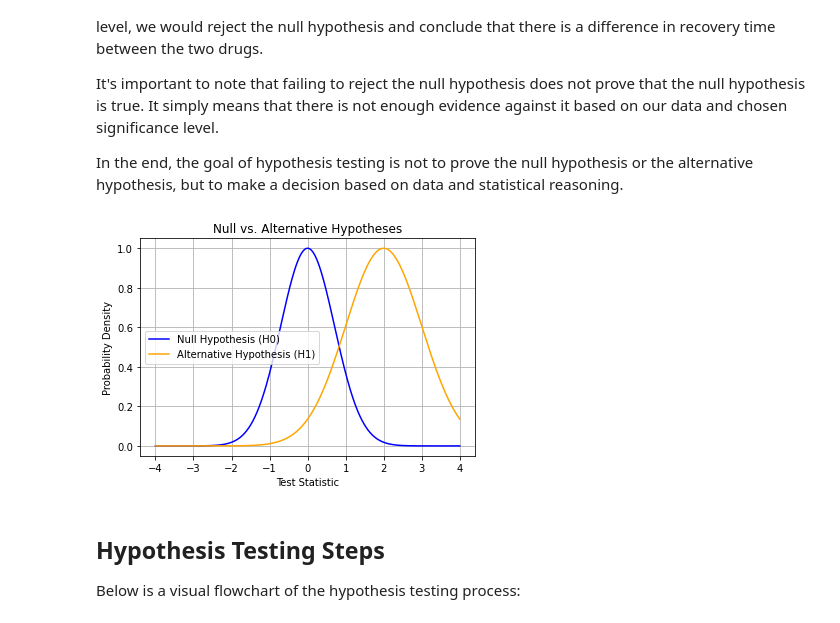
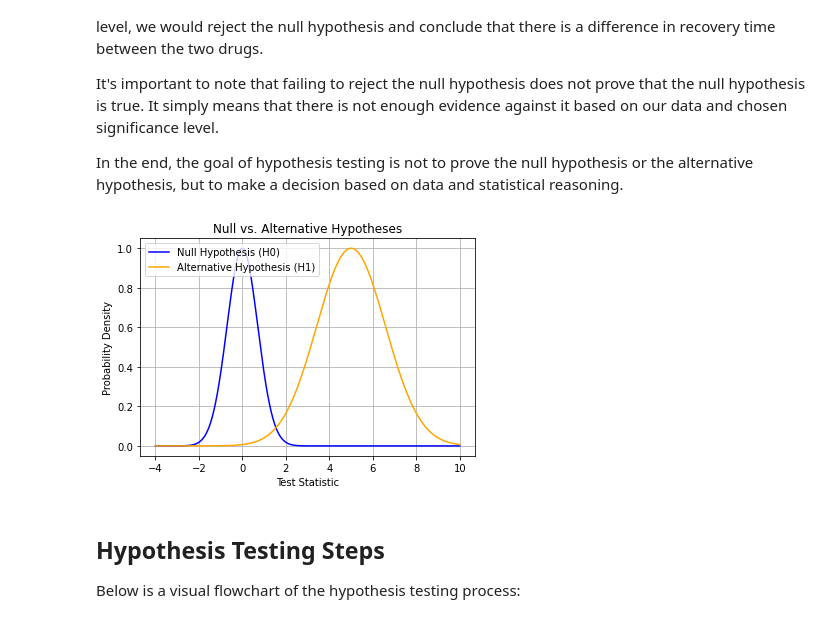
Before and after one commit to amirhdre/Stats-ML-Foundations, a Jupyter notebook: jupyter notebooks/08_Hypothesis_Testing.ipynb, the cells around one changed output. Saved outputs shown, nothing was run; the diff lists cells and outputs as text; code cells hidden in the pictures.

```diff
--- a/jupyter notebooks/08_Hypothesis_Testing.ipynb
+++ b/jupyter notebooks/08_Hypothesis_Testing.ipynb
@@ -48,24 +52,24 @@ In the end, the goal of hypothesis testing is not to prove the null hypothesis o
 # %%
 
 # Visualization of Null and Alternative Hypotheses
 import matplotlib.pyplot as plt
 import numpy as np
 
 # Data for visualization
-x = np.linspace(-4, 4, 1000)
+x = np.linspace(-4, 10, 1000)
 null_hypothesis = np.exp(-x**2)  # Example null hypothesis curve
-alt_hypothesis = np.exp(-((x - 2)**2) / 2)  # Example alternative hypothesis curve
+alt_hypothesis = np.exp(-((x - 5)**2) / 5)  # Example alternative hypothesis curve
 
 plt.plot(x, null_hypothesis, label='Null Hypothesis (H0)', color='blue')
 plt.plot(x, alt_hypothesis, label='Alternative Hypothesis (H1)', color='orange')
 plt.title("Null vs. Alternative Hypotheses")
 plt.xlabel("Test Statistic")
 plt.ylabel("Probability Density")
 plt.legend()
 plt.grid(True)
 plt.show()
 # %% [output]
-[figure, old version]
+[figure, new version]
 # %% [markdown]
 
 ## Hypothesis Testing Steps
```
Also changed, not shown: parts of 1 cell of this notebook, 16 other files.
